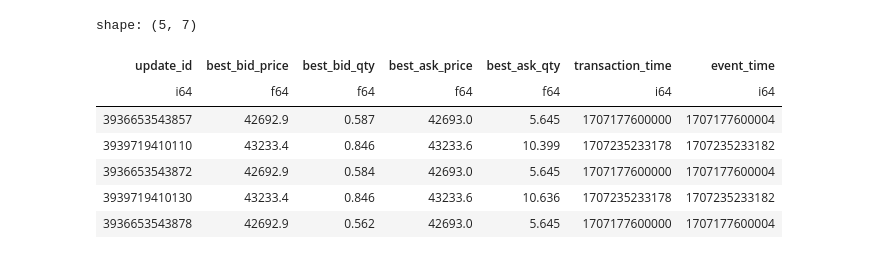
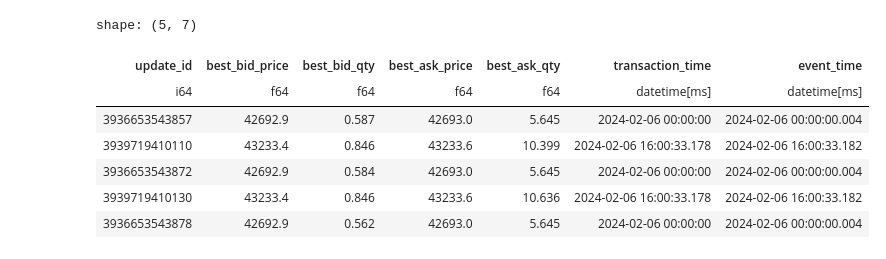
Before and after one commit to 1995parham-goodies/binance-client, a Jupyter notebook: polars.ipynb, the cells around one changed output. Drawn from its saved outputs; the diff is of its cells as text; code cells hidden in the pictures.

```diff
--- a/polars.ipynb
+++ b/polars.ipynb
@@ -2,16 +2,18 @@
 import polars as pl
 import matplotlib.pyplot as plt
 # %%
-df = pl.read_csv('BTCUSDT-bookTicker-2024-02-06.csv')
+df_btc = pl.read_csv('BTCUSDT-bookTicker-2024-02-06.csv')
+df_btc = df_btc.with_columns(pl.from_epoch(pl.col("transaction_time"), time_unit="ms"))
+df_btc = df_btc.with_columns(pl.from_epoch(pl.col("event_time"), time_unit="ms"))
 # %%
-df.head()
+df_btc.head()
 # %% [output]
 shape: (5, 7)
 | update_id | best_bid_price | best_bid_qty | best_ask_price | best_ask_qty | transaction_time | event_time |
-| i64 | f64 | f64 | f64 | f64 | i64 | i64 |
-| 3936653543857 | 42692.9 | 0.587 | 42693.0 | 5.645 | 1707177600000 | 1707177600004 |
-| 3939719410110 | 43233.4 | 0.846 | 43233.6 | 10.399 | 1707235233178 | 1707235233182 |
-| 3936653543872 | 42692.9 | 0.584 | 42693.0 | 5.645 | 1707177600000 | 1707177600004 |
-| 3939719410130 | 43233.4 | 0.846 | 43233.6 | 10.636 | 1707235233178 | 1707235233182 |
-| 3936653543878 | 42692.9 | 0.562 | 42693.0 | 5.645 | 1707177600000 | 1707177600004 |
+| i64 | f64 | f64 | f64 | f64 | datetime[ms] | datetime[ms] |
+| 3936653543857 | 42692.9 | 0.587 | 42693.0 | 5.645 | 2024-02-06 00:00:00 | 2024-02-06 00:00:00.004 |
+| 3939719410110 | 43233.4 | 0.846 | 43233.6 | 10.399 | 2024-02-06 16:00:33.178 | 2024-02-06 16:00:33.182 |
+| 3936653543872 | 42692.9 | 0.584 | 42693.0 | 5.645 | 2024-02-06 00:00:00 | 2024-02-06 00:00:00.004 |
+| 3939719410130 | 43233.4 | 0.846 | 43233.6 | 10.636 | 2024-02-06 16:00:33.178 | 2024-02-06 16:00:33.182 |
+| 3936653543878 | 42692.9 | 0.562 | 42693.0 | 5.645 | 2024-02-06 00:00:00 | 2024-02-06 00:00:00.004 |
 # %%
```
Also changed, not shown: parts of 13 cells of this notebook.
